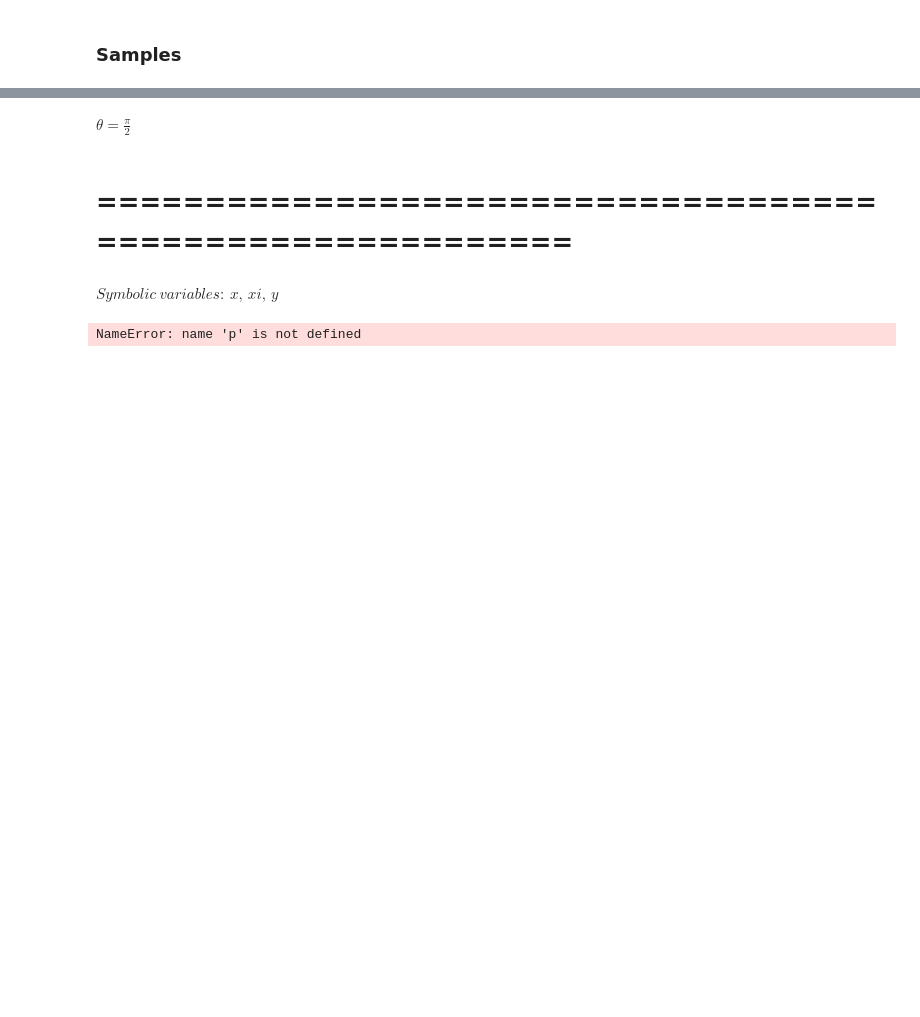
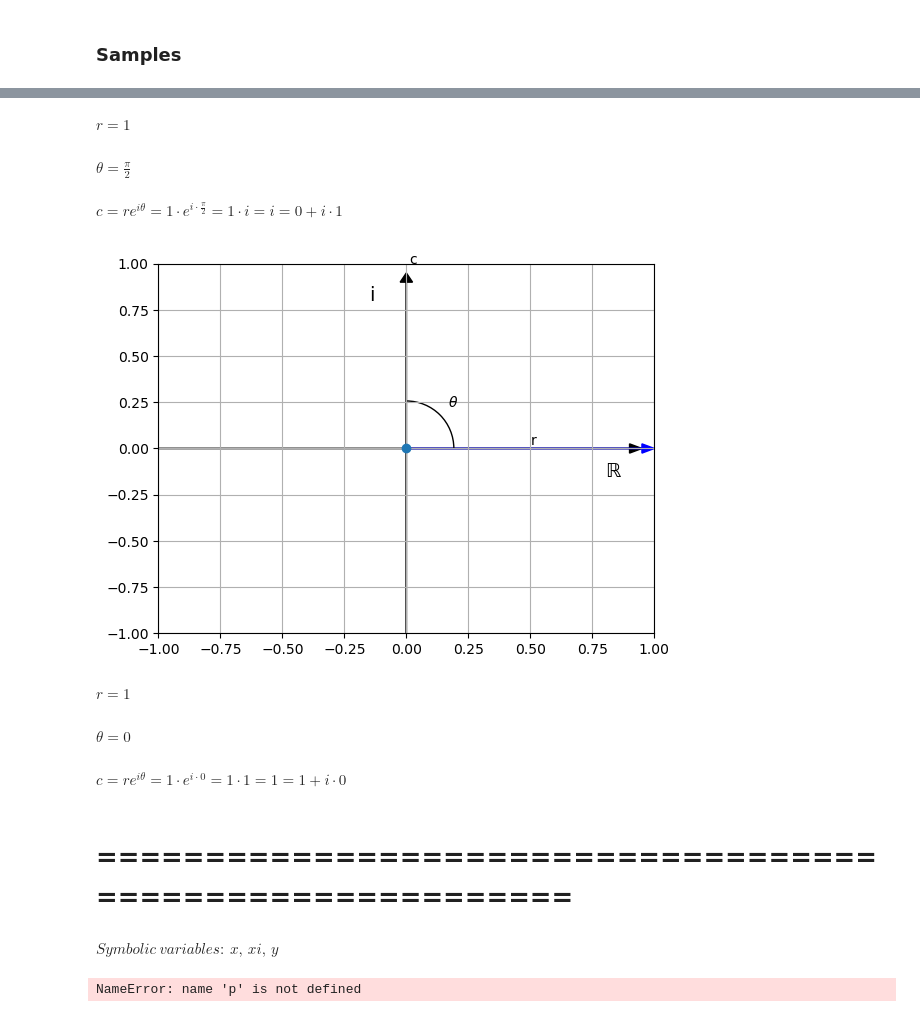
Before and after one commit to 0riv3r/quantum_computing_math_and_algorithms, a Jupyter notebook: quantum_math_cheat_sheet.ipynb, the cells around one changed output, grey strips where cells are left out. Cells and saved outputs as stored; diff of their text form; code cells hidden in the pictures; blank space fills up the shorter version.

```diff
--- a/quantum_math_cheat_sheet.ipynb
+++ b/quantum_math_cheat_sheet.ipynb
@@ -287,7 +332,34 @@ $\displaystyle c = re^{i\theta}$
 # %%
+display( Math('r = 1') )
 display( Math('\\theta = \\frac {\\pi}{2}') )
+display( Math('c = re^{i\\theta} = 1 \\cdot e^{i \\cdot \\frac {\\pi}{2}} = 1 \\cdot i = i = 0 + i \\cdot 1') )
 # %% [output]
-$\displaystyle \theta = \frac {\pi}{2}$
+$\displaystyle r = 1$
+$\displaystyle \theta = \frac {\pi}{2}$
+$\displaystyle c = re^{i\theta} = 1 \cdot e^{i \cdot \frac {\pi}{2}} = 1 \cdot i = i = 0 + i \cdot 1$
+# %%
+z=[1+0j]
+
+center = (0, 0)
+p1 = [(0, 0), (30, 0)]
+p2 = [(0, 0), (0, 30)]
+angle_size= 95
+
+complex_plane2(z,p1,p2,angle_size,center,axis_type=1)
+
+plt.text(0.5,0.02,'r')
+plt.text(0.01,1.0,'c')
+plt.show()
+# %% [output]
+[figure, added]
+# %%
+display( Math('r = 1') )
+display( Math('\\theta = 0') )
+display( Math('c = re^{i\\theta} = 1 \\cdot e^{i \\cdot 0} = 1 \\cdot 1 = 1 = 1 + i \\cdot 0') )
+# %% [output]
+$\displaystyle r = 1$
+$\displaystyle \theta = 0$
+$\displaystyle c = re^{i\theta} = 1 \cdot e^{i \cdot 0} = 1 \cdot 1 = 1 = 1 + i \cdot 0$
 # %% [markdown]
 # ==========================================================
 # %%
```
Also changed, not shown: parts of 10 cells of this notebook.
